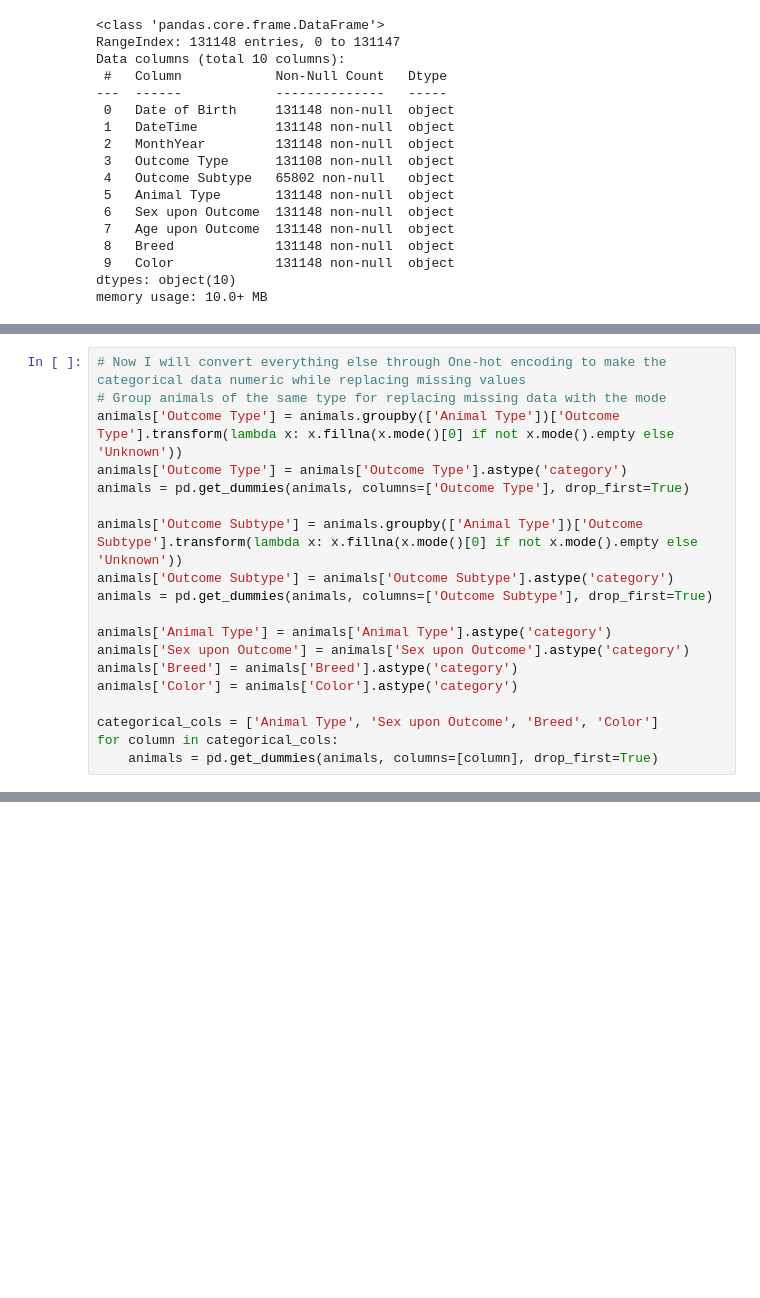
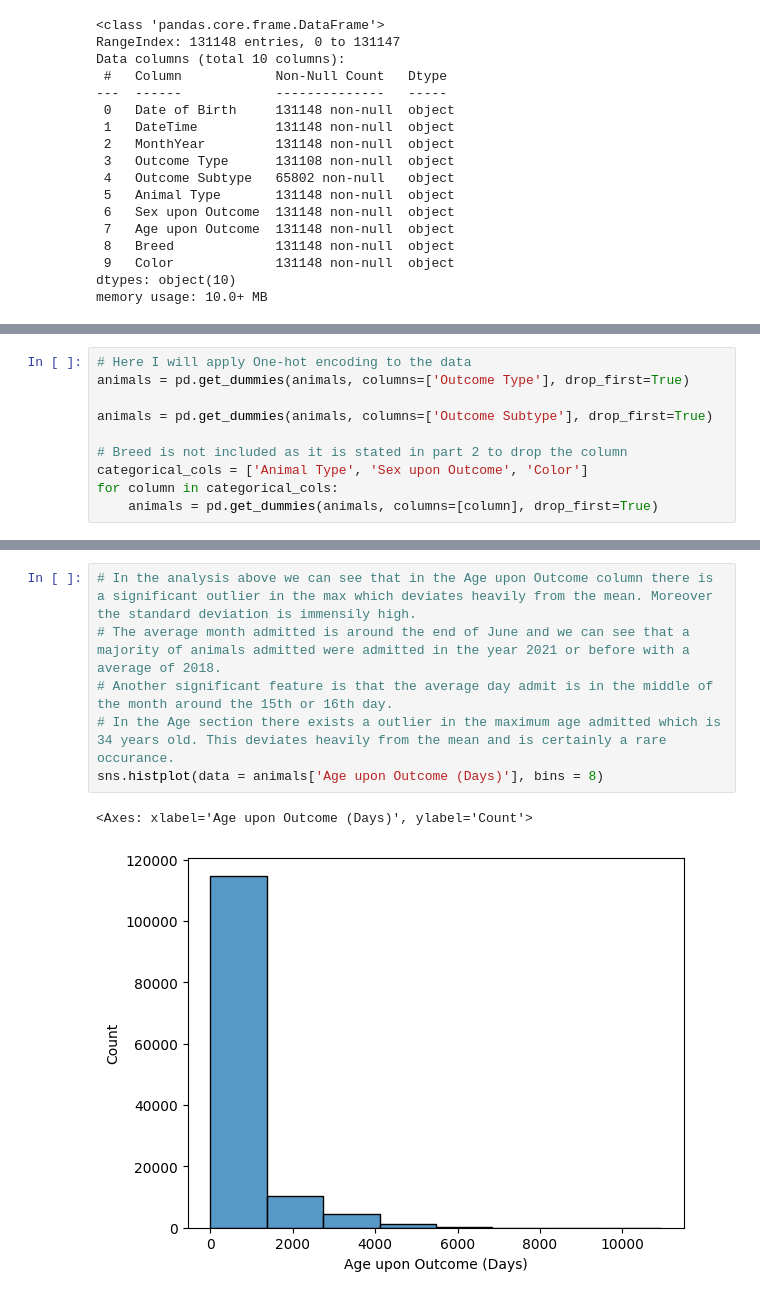
Before and after one commit to JYL2027/COE379L, a Jupyter notebook: Project1.ipynb, the cells around one changed output, grey strips where cells are left out. Drawn from its saved outputs; the diff is of its cells as text; blank space fills up the shorter version.

```diff
--- a/Project1.ipynb
+++ b/Project1.ipynb
@@ -179,20 +215,11 @@ memory usage: 12.0+ MB
 # %%
-# Now I will convert everything else through One-hot encoding to make the categorical data numeric while replacing missing values
-# Group animals of the same type for replacing missing data with the mode
-animals['Outcome Type'] = animals.groupby(['Animal Type'])['Outcome Type'].transform(lambda x: x.fillna(x.mode()[0] if not x.mode().empty else 'Unknown'))
-animals['Outcome Type'] = animals['Outcome Type'].astype('category')
+# Here I will apply One-hot encoding to the data
 animals = pd.get_dummies(animals, columns=['Outcome Type'], drop_first=True)
 
-animals['Outcome Subtype'] = animals.groupby(['Animal Type'])['Outcome Subtype'].transform(lambda x: x.fillna(x.mode()[0] if not x.mode().empty else 'Unknown'))
-animals['Outcome Subtype'] = animals['Outcome Subtype'].astype('category')
 animals = pd.get_dummies(animals, columns=['Outcome Subtype'], drop_first=True)
 
-animals['Animal Type'] = animals['Animal Type'].astype('category')
-animals['Sex upon Outcome'] = animals['Sex upon Outcome'].astype('category')
-animals['Breed'] = animals['Breed'].astype('category')
-animals['Color'] = animals['Color'].astype('category')
-
-categorical_cols = ['Animal Type', 'Sex upon Outcome', 'Breed', 'Color']
+# Breed is not included as it is stated in part 2 to drop the column
+categorical_cols = ['Animal Type', 'Sex upon Outcome', 'Color']
 for column in categorical_cols:
     animals = pd.get_dummies(animals, columns=[column], drop_first=True)
 # %%
@@ -218,0 +259,9 @@ Length: 3146, dtype: int64
+# %%
+# In the analysis above we can see that in the Age upon Outcome column there is a significant outlier in the max which deviates heavily from the mean. Moreover the standard deviation is immensily high.
+# The average month admitted is around the end of June and we can see that a majority of animals admitted were admitted in the year 2021 or before with a average of 2018.
+# Another significant feature is that the average day admit is in the middle of the month around the 15th or 16th day.
+# In the Age section there exists a outlier in the maximum age admitted which is 34 years old. This deviates heavily from the mean and is certainly a rare occurance.
+sns.histplot(data = animals['Age upon Outcome (Days)'], bins = 8)
+# %% [output]
+<Axes: xlabel='Age upon Outcome (Days)', ylabel='Count'>
+[figure, added]
```
Also changed, not shown: parts of 13 cells of this notebook.
